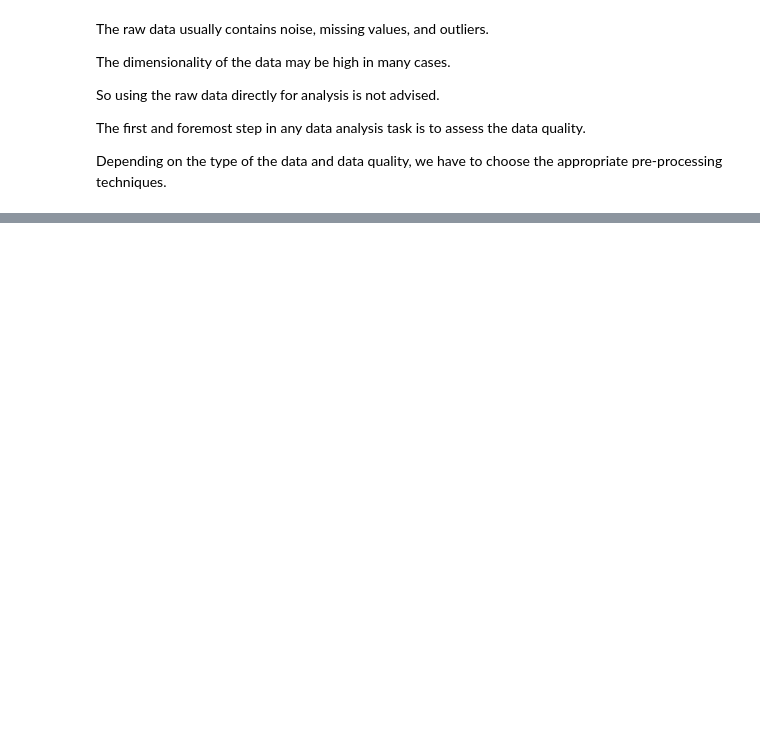
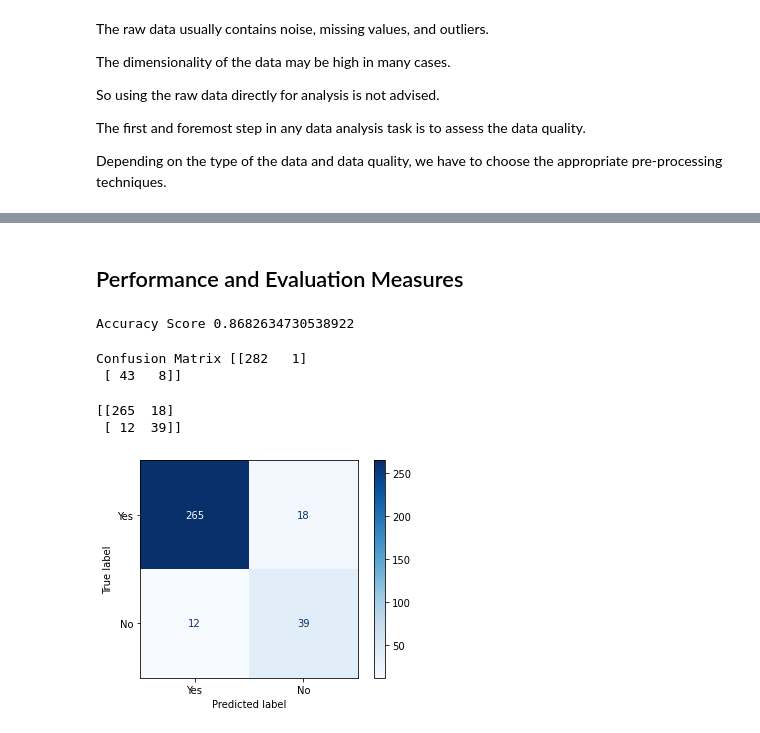
Before and after one commit to vvtrip/ml_manifestations, a Jupyter notebook: 09_classification_impl/churn-classification.ipynb, the cells around one changed output, grey strips where cells are left out. Saved outputs shown, nothing was run; the diff lists cells and outputs as text; code cells hidden in the pictures; blank space fills up the shorter version.

Commit message:
adds preprocessing and classification steps

```diff
--- a/09_classification_impl/churn-classification.ipynb
+++ b/09_classification_impl/churn-classification.ipynb
@@ -2,7 +2,7 @@
 import numpy as np
 import pandas as pd
 
-df  = pd.read_csv('../input/churn-in-telecoms-dataset/bigml_59c28831336c6604c800002a.csv')
+df  = pd.read_csv('../data/churn_data.csv')
 df.head()
 # %% [output]
 |  | state | account length | area code | phone number | international plan | voice mail plan | ... |
@@ -123,0 +286,9 @@ Depending on the type of the data and data quality, we have to choose the approp
+# %%
+from sklearn.preprocessing import StandardScaler
+#Standardize the data by removing the mean and scaling to unit variance
+
+scaler = StandardScaler()
+#Fit to data, then transform it.
+churn_matrix = scaler.fit_transform(churn_matrix)
+
+churn_matrix
@@ -123,0 +385,26 @@ Depending on the type of the data and data quality, we have to choose the approp
+# %%
+seed=7 #To generate same sequence of random numbers
+from sklearn.model_selection import train_test_split
+#Splitting the data for training and testing(90% train,10% test)
+train_data,test_data, train_label, test_label = train_test_split(churn_matrix, target, test_size=.1,random_state=seed)
+# %%
+# Decision Tree Classifier
+
+# It is one of the commonly used classification technique for performing binary as well as multi class classification.
+# The decision tree model predicts the class/target by learning simple decision rules from the features of the data.
+
+from sklearn.tree import DecisionTreeClassifier
+
+#Initializing decision tree classifier
+d_tree_classifier=DecisionTreeClassifier(random_state=seed)
+
+#Model training
+d_tree_classifier = d_tree_classifier.fit(train_data, train_label)
+
+#After being fitted, the model can then be used to predict the output.
+churn_predicted_target=d_tree_classifier.predict(test_data)
+
+#Evaluating the classifier
+score = d_tree_classifier.score(test_data, test_label)
+
+print('Decision Tree Classifier : ',score)
@@ -123,0 +535,43 @@ Depending on the type of the data and data quality, we have to choose the approp
+# %% [markdown]
+## Performance and Evaluation Measures
+# %%
+# Classification Accuracy
+
+# The classification accuracy is defined as the percentage of correct predictions.
+# This simple classification accuracy will not tell us the types of errors by our classifier.
+# Its just an easiest method, but it will not give us the latent distribution of response values
+
+from sklearn.metrics import accuracy_score
+print('Accuracy Score',accuracy_score(test_label,churn_predicted_target))
+# %% [output]
+Accuracy Score 0.8682634730538922
+# %%
+# Confusion Matrix
+# It is a technique used to evaluate the performance of a classifier.
+# It visually depicts the performance in a tabular form that has 2 dimensions namely “actual” and “predicted” sets of data.
+# The rows and columns of the table shows the count of false positives, false negatives, true positives and true negatives.
+# The first parameter shows true values and second parameter shows predicted values.
+# In the table,
+# TP (True Positive) - The number of correct predictions that the occurrence is positive
+# FP (False Positive) - The number of incorrect predictions that the occurrence is positive
+# FN (False Negative) - The number of incorrect predictions that the occurrence is negative
+# TN (True Negative)- The number of correct predictions that the occurrence is negative
+# TOTAL - The total number of occurrence
+
+from sklearn.metrics import confusion_matrix
+print('Confusion Matrix',confusion_matrix(test_label,churn_predicted_target))
+# %% [output]
+Confusion Matrix [[282   1]
+ [ 43   8]]
+# %%
+# In order to evaluate the quality of output, it is always better to plot and analyse the results.
+# For our case study, we have plotted the confusion matrix of Decision Tree Classifier
+
+from sklearn.metrics import ConfusionMatrixDisplay
+import matplotlib.pyplot as plt
+disp = ConfusionMatrixDisplay.from_estimator(d_tree_classifier, test_data, test_label, display_labels=['Yes','No'], cmap=plt.cm.Blues)
+print(disp.confusion_matrix)
+# %% [output]
+[[265  18]
+ [ 12  39]]
+[figure, added]
```
Also changed, not shown: parts of 27 cells of this notebook.
